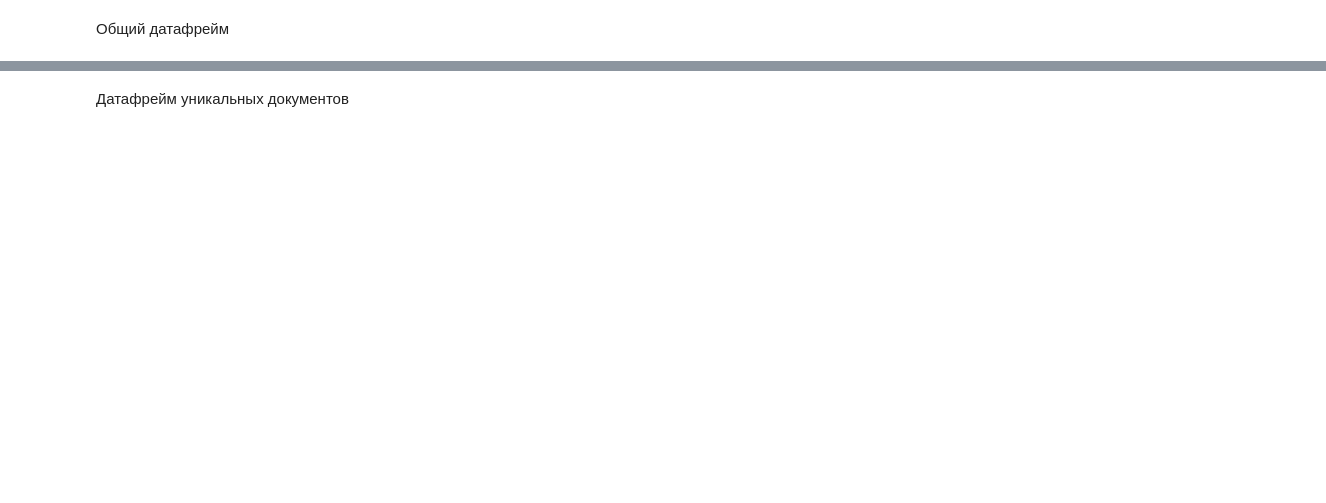
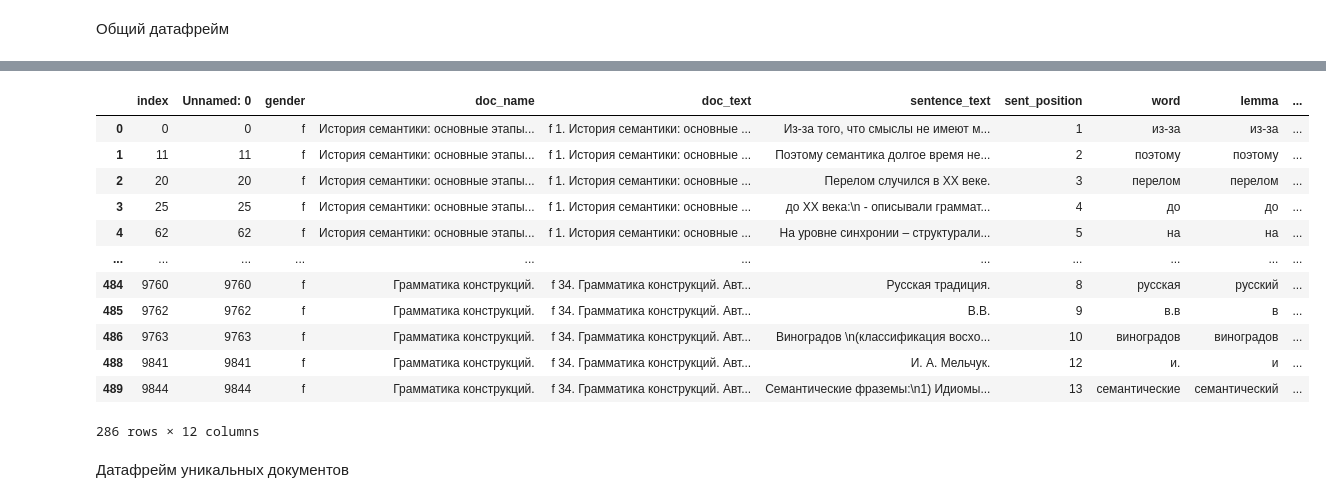
Before and after one commit to mooshaaa/corpus_sem_notes, a Jupyter notebook: database creation/db_creating.ipynb, the cells around one changed output, grey strips where cells are left out. Cells and saved outputs as stored; diff of their text form; code cells hidden in the pictures; blank space fills up the shorter version.

```diff
--- a/database creation/db_creating.ipynb
+++ b/database creation/db_creating.ipynb
@@ -81,3 +101,19 @@ df
+# %%
+df_sent
+# %% [output]
+|  | index | Unnamed: 0 | gender | doc_name | doc_text | sentence_text | sent_position | word | lemma | ... |
+| 0 | 0 | 0 | f | История семантики: основные этапы... | f 1. История семантики: основные ... | Из-за того, что смыслы не имеют м... | 1 | из-за | из-за | ... |
+| 1 | 11 | 11 | f | История семантики: основные этапы... | f 1. История семантики: основные ... | Поэтому семантика долгое время не... | 2 | поэтому | поэтому | ... |
+| 2 | 20 | 20 | f | История семантики: основные этапы... | f 1. История семантики: основные ... | Перелом случился в XX веке. | 3 | перелом | перелом | ... |
+| 3 | 25 | 25 | f | История семантики: основные этапы... | f 1. История семантики: основные ... | до XX века:\n - описывали граммат... | 4 | до | до | ... |
+| 4 | 62 | 62 | f | История семантики: основные этапы... | f 1. История семантики: основные ... | На уровне синхронии – структурали... | 5 | на | на | ... |
+| ... | ... | ... | ... | ... | ... | ... | ... | ... | ... | ... |
+| 484 | 9760 | 9760 | f | Грамматика конструкций. | f 34. Грамматика конструкций. Авт... | Русская традиция. | 8 | русская | русский | ... |
+| 485 | 9762 | 9762 | f | Грамматика конструкций. | f 34. Грамматика конструкций. Авт... | В.В. | 9 | в.в | в | ... |
+| 486 | 9763 | 9763 | f | Грамматика конструкций. | f 34. Грамматика конструкций. Авт... | Виноградов \n(классификация восхо... | 10 | виноградов | виноградов | ... |
+| 488 | 9841 | 9841 | f | Грамматика конструкций. | f 34. Грамматика конструкций. Авт... | И. А. Мельчук. | 12 | и. | и | ... |
+| 489 | 9844 | 9844 | f | Грамматика конструкций. | f 34. Грамматика конструкций. Авт... | Семантические фраземы:\n1) Идиомы... | 13 | семантические | семантический | ... |
+286 rows × 12 columns
 # %% [markdown]
 Датафрейм уникальных документов
 # %%
```
Also changed, not shown: parts of 21 cells of this notebook.
